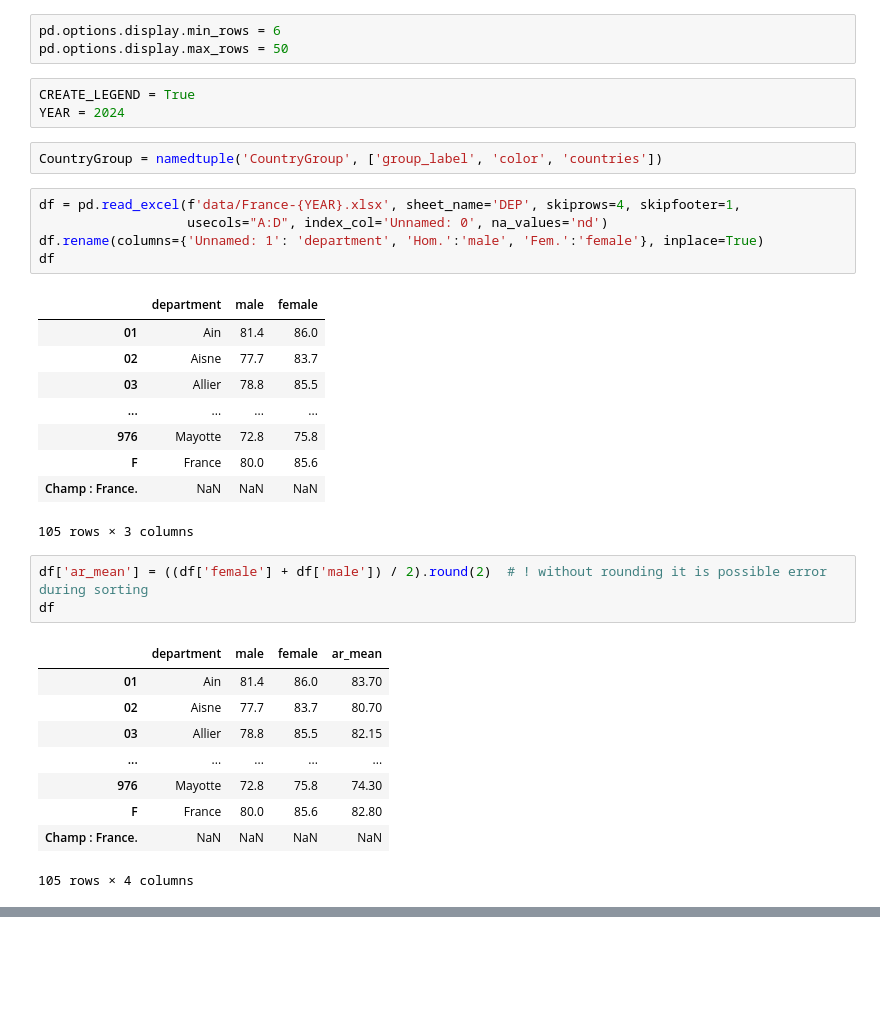
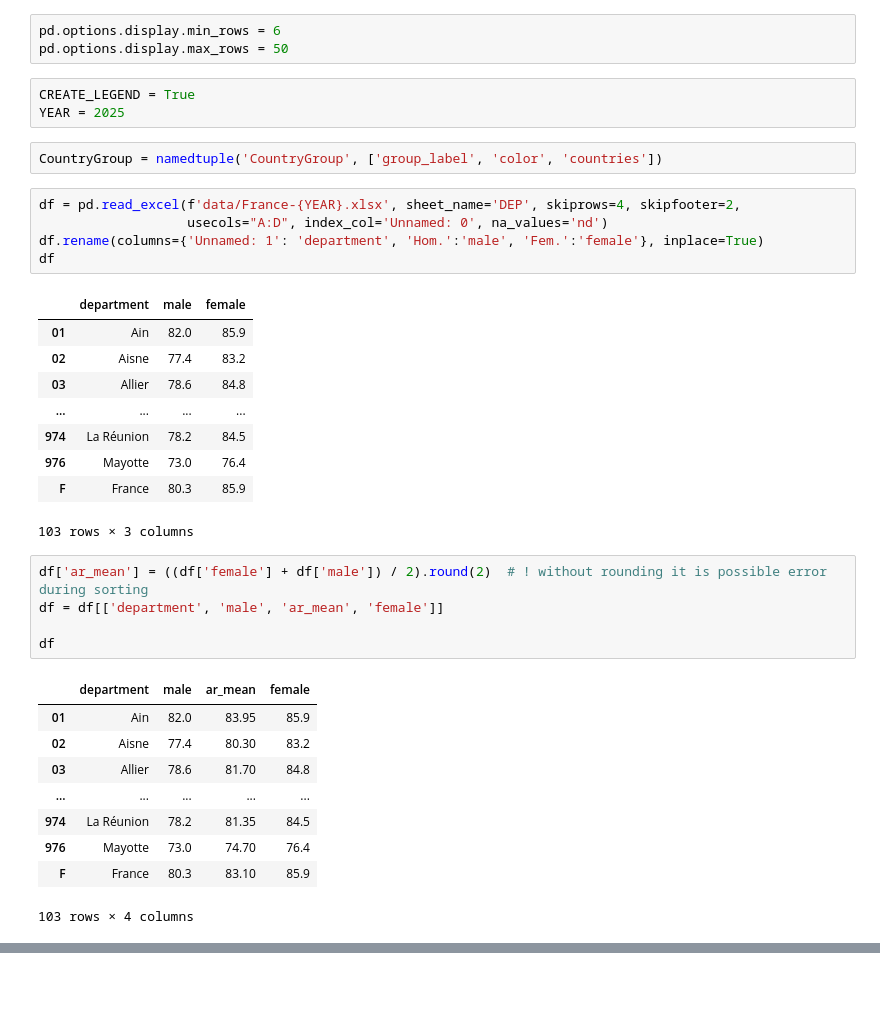
Before and after one commit to Lady3mlnm/Mini-programs-for-calculation-of-life-expectancy-in-countries, a Jupyter notebook: regions_France/France_maps-departments.ipynb, the cells around one changed output, grey strips where cells are left out. Saved outputs shown, nothing was run; the diff lists cells and outputs as text.

Commit message:
Scripts for France are updated for 2025

```diff
--- a/regions_France/France_maps-departments.ipynb
+++ b/regions_France/France_maps-departments.ipynb
@@ -16,35 +17,37 @@ pd.options.display.min_rows = 6
 pd.options.display.max_rows = 50
 # %%
 CREATE_LEGEND = True
-YEAR = 2024
+YEAR = 2025
 # %%
 CountryGroup = namedtuple('CountryGroup', ['group_label', 'color', 'countries'])
 # %%
-df = pd.read_excel(f'data/France-{YEAR}.xlsx', sheet_name='DEP', skiprows=4, skipfooter=1,
+df = pd.read_excel(f'data/France-{YEAR}.xlsx', sheet_name='DEP', skiprows=4, skipfooter=2,
                    usecols="A:D", index_col='Unnamed: 0', na_values='nd')
 df.rename(columns={'Unnamed: 1': 'department', 'Hom.':'male', 'Fem.':'female'}, inplace=True)
 df
 # %% [output]
 |  | department | male | female |
-| 01 | Ain | 81.4 | 86.0 |
-| 02 | Aisne | 77.7 | 83.7 |
-| 03 | Allier | 78.8 | 85.5 |
+| 01 | Ain | 82.0 | 85.9 |
+| 02 | Aisne | 77.4 | 83.2 |
+| 03 | Allier | 78.6 | 84.8 |
 | ... | ... | ... | ... |
-| 976 | Mayotte | 72.8 | 75.8 |
-| F | France | 80.0 | 85.6 |
-| Champ : France. | NaN | NaN | NaN |
+| 974 | La Réunion | 78.2 | 84.5 |
+| 976 | Mayotte | 73.0 | 76.4 |
+| F | France | 80.3 | 85.9 |
-105 rows × 3 columns
+103 rows × 3 columns
 # %%
 df['ar_mean'] = ((df['female'] + df['male']) / 2).round(2)  # ! without rounding it is possible error during sorting
+df = df[['department', 'male', 'ar_mean', 'female']]
+
 df
 # %% [output]
-|  | department | male | female | ar_mean |
-| 01 | Ain | 81.4 | 86.0 | 83.70 |
-| 02 | Aisne | 77.7 | 83.7 | 80.70 |
-| 03 | Allier | 78.8 | 85.5 | 82.15 |
+|  | department | male | ar_mean | female |
+| 01 | Ain | 82.0 | 83.95 | 85.9 |
+| 02 | Aisne | 77.4 | 80.30 | 83.2 |
+| 03 | Allier | 78.6 | 81.70 | 84.8 |
 | ... | ... | ... | ... | ... |
-| 976 | Mayotte | 72.8 | 75.8 | 74.30 |
-| F | France | 80.0 | 85.6 | 82.80 |
-| Champ : France. | NaN | NaN | NaN | NaN |
+| 974 | La Réunion | 78.2 | 81.35 | 84.5 |
+| 976 | Mayotte | 73.0 | 74.70 | 76.4 |
+| F | France | 80.3 | 83.10 | 85.9 |
-105 rows × 4 columns
+103 rows × 4 columns
 # %%
```
Also changed, not shown: parts of 9 cells of this notebook, 23 other files.
